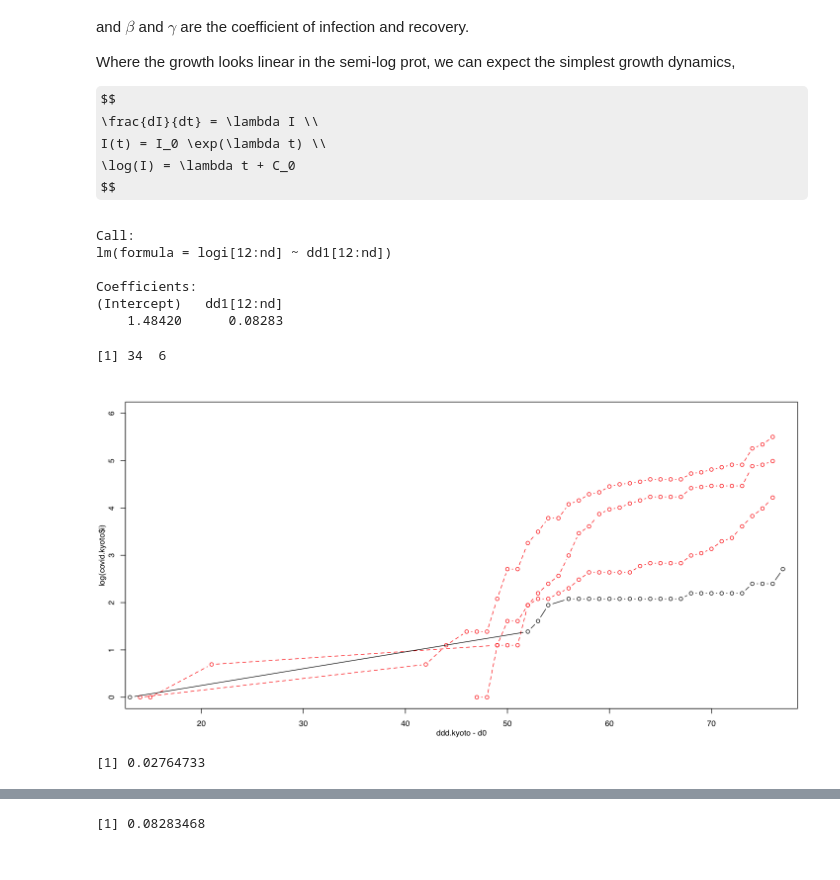
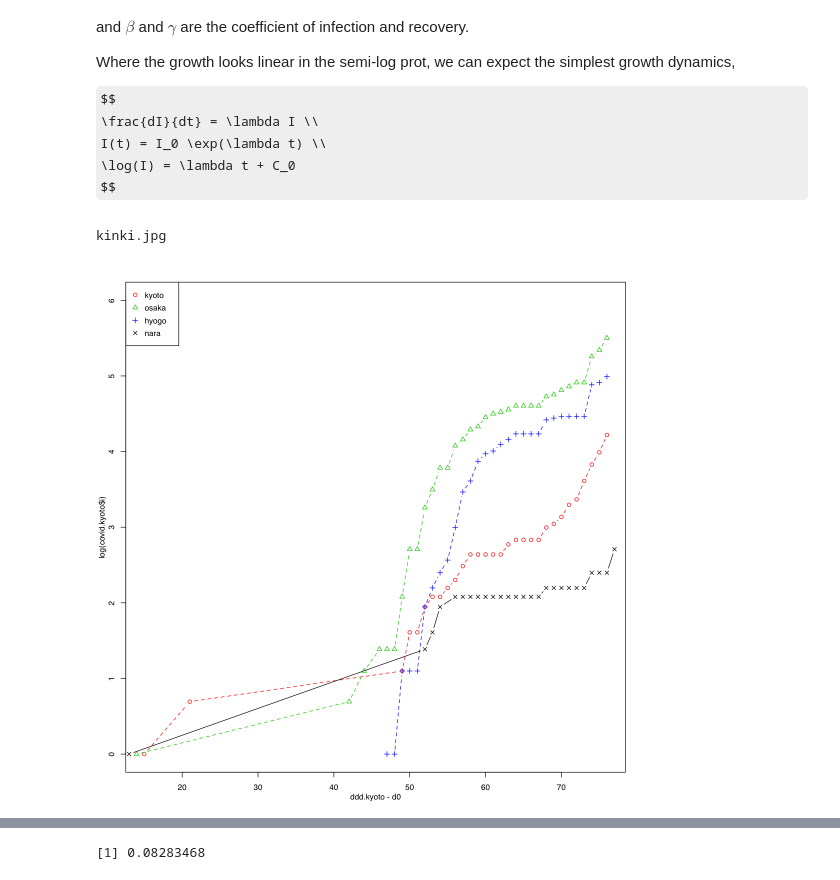
Before and after one commit to naono-git/covid19, a Jupyter notebook: covid19.nara.ipynb, the cells around one changed output, grey strips where cells are left out. Drawn from its saved outputs; the diff is of its cells as text; code cells hidden in the pictures; some formulas as TeX source.

Commit message:
modified nara model

```diff
--- a/covid19.nara.ipynb
+++ b/covid19.nara.ipynb
@@ -133,41 +164,20 @@ $$
 I(t) = I_0 \exp(\lambda t) \\
 \log(I) = \lambda t + C_0
 $$
-# %%
-## We focus on the latter growth (D > Feb. 11th)
-model_exp_2 <- lm(logi[12:nd]~dd1[12:nd])
-model_exp_2
-cc_exp_2 <- exp(model_exp_2$coefficients[1])
-ll_exp_2 <- model_exp_2$coefficients[2]
-# %% [output]
-Call:
-lm(formula = logi[12:nd] ~ dd1[12:nd])
-
-Coefficients:
-(Intercept)   dd1[12:nd]
-    1.48420      0.08283
-# %%
-dim(covid.osaka)
-# %% [output]
-[1] 34  6
 # %%
 ddd.kyoto <- mdy.date(month=covid.kyoto$mm, day=covid.kyoto$dd, year=covid.kyoto$yy)
 ddd.osaka <- mdy.date(month=covid.osaka$mm, day=covid.osaka$dd, year=covid.osaka$yy)
 ddd.nara  <- mdy.date(month=covid.nara$mm,  day=covid.nara$dd,  year=covid.nara$yy )
 ddd.hyogo <- mdy.date(month=covid.hyogo$mm, day=covid.hyogo$dd, year=covid.hyogo$yy)
 logi.nara <- log(covid.nara$i)
 plotFigure(function(){
     par.margin("smart")
-    plot(  ddd.kyoto-d0, log(covid.kyoto$i), type="b", col=2, lty=2, ylim=c(0,6))
-    points(ddd.osaka-d0, log(covid.osaka$i), type="b", col=2, lty=2)
-    points(ddd.hyogo-d0, log(covid.hyogo$i), type="b", col=2, lty=2)
-    points(ddd.nara -d0, log(covid.nara$i ), type="b")
-})
+    plot(  ddd.kyoto-d0, log(covid.kyoto$i), type="b", col=2, lty=2, ylim=c(0,6), pch=1)
+    points(ddd.osaka-d0, log(covid.osaka$i), type="b", col=3, lty=2, pch=2)
+    points(ddd.hyogo-d0, log(covid.hyogo$i), type="b", col=4, lty=2, pch=3)
+    points(ddd.nara -d0, log(covid.nara$i ), type="b", col=1, pch=4)
+    legend("topleft", col=c(2,3,4,1), pch=c(1,2,3,4), legend=c("kyoto", "osaka", "hyogo", "nara"))
+}, dir="fig", file="kinki", dev=c("x11", "jpg"))
 # %% [output]
+kinki.jpg
-[figure, old version]
+[figure, new version]
-# %%
-
-tmp.nara  <- optimize(function(par){ mean( (exp((ddd.nara-d0 )*ll_exp_2+par) - covid.nara$i )^2)}, c(-5,5))
-exp(tmp.nara$minimum )
-# %% [output]
-[1] 0.02764733
```
Also changed, not shown: parts of 39 cells of this notebook, 2 other files.
